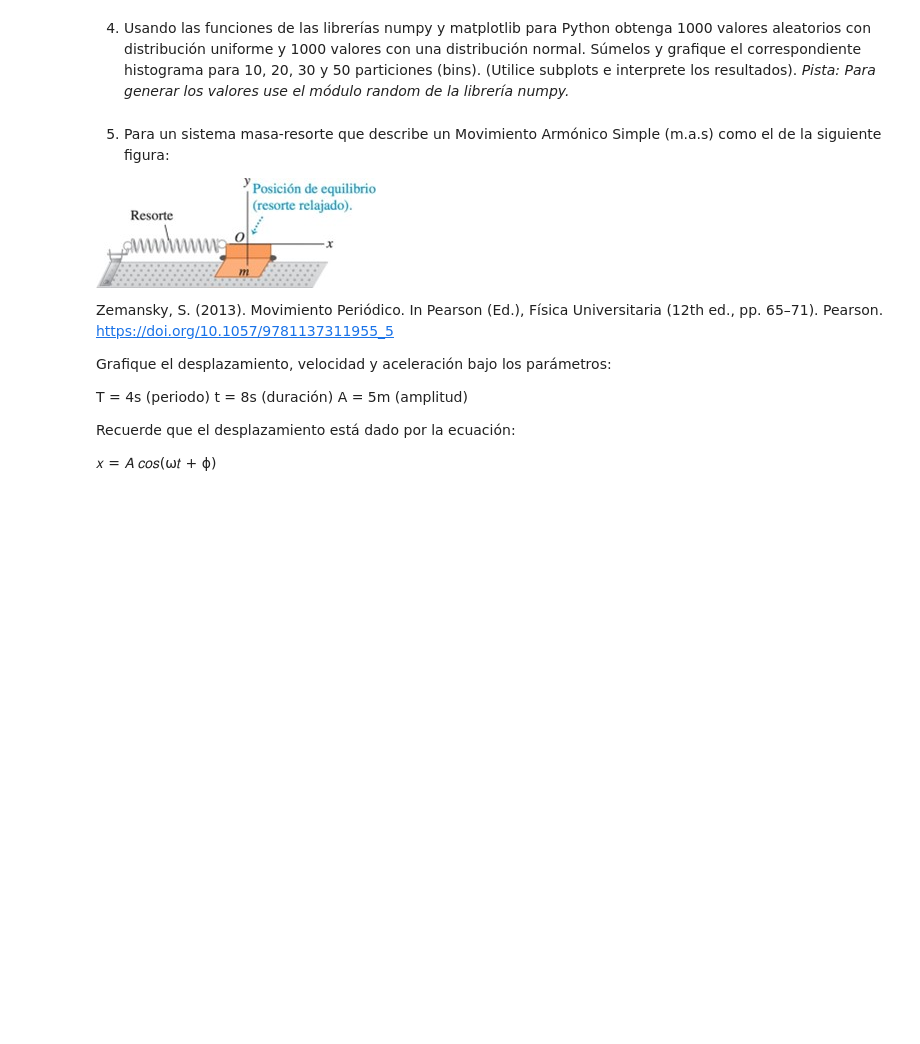
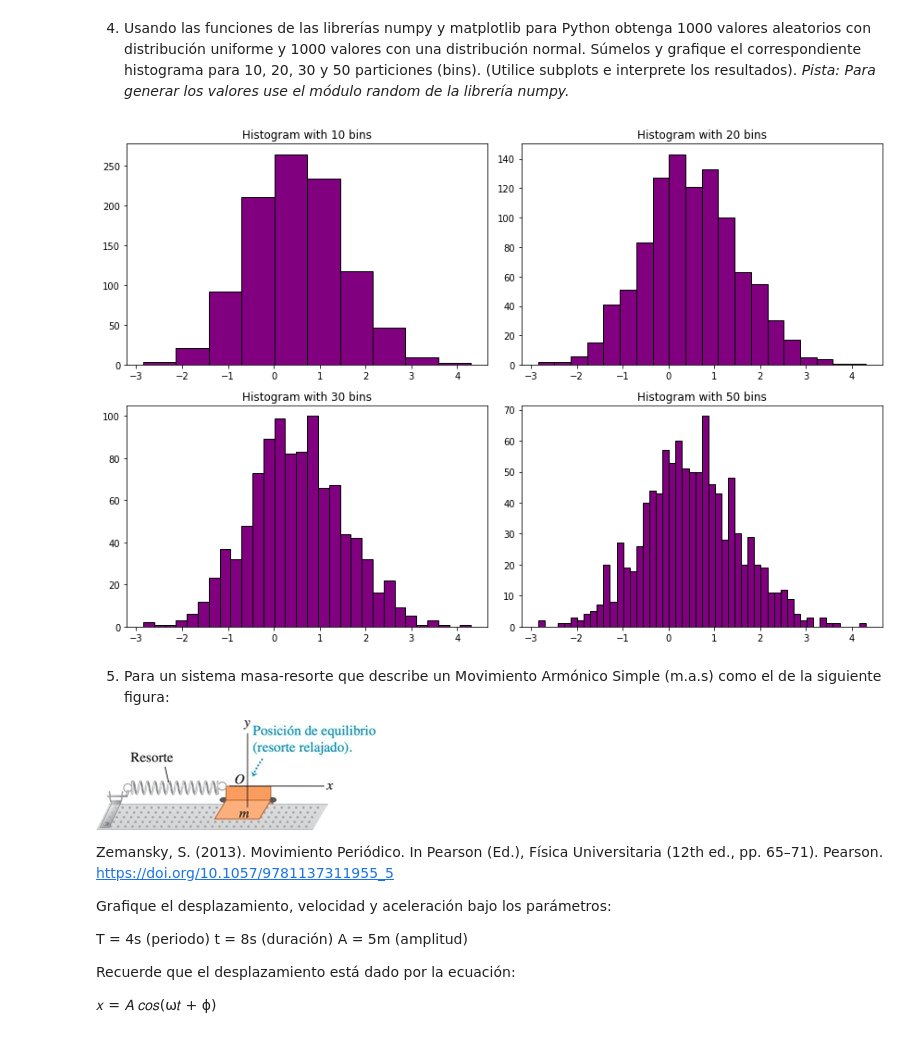
Before and after one commit to johng02/john-gomez, a Jupyter notebook: Laboratorio_3.ipynb, the cells around one changed output. Drawn from its saved outputs; the diff is of its cells as text; code cells hidden in the pictures; blank space fills up the shorter version.

```diff
--- a/Laboratorio_3.ipynb
+++ b/Laboratorio_3.ipynb
@@ -88,6 +88,33 @@ ingrese un numero positivo4
 no pertence a la serie fibonacci
 # %% [markdown]
 4. Usando las funciones de las librerías numpy y matplotlib para Python obtenga 1000 valores aleatorios con distribución uniforme y 1000 valores con una distribución normal. Súmelos y grafique el correspondiente histograma para 10, 20, 30 y 50 particiones (bins). (Utilice subplots e interprete los resultados). *Pista: Para generar los valores use el módulo random de la librería numpy.*
+# %%
+import numpy as np
+import matplotlib.pyplot as plt
+
+#Genera 1000 valores aleatorios con distribución uniforme
+valores_uniforme = np.random.uniform(0, 1, 1000)
+
+#Generar 1000 valores aleatorios con distribución normal
+valores_normales = np.random.normal(0, 1, 1000)
+
+# suma de valores aleatorios
+sum_values = valores_uniforme + valores_normales
+
+# histogramas con diferentes valores de bins
+bins_values = [10, 20, 30, 50]
+
+fig, axs = plt.subplots(2, 2, figsize=(12, 8))
+axs = axs.ravel()
+
+for i, bins in enumerate(bins_values):
+    axs[i].hist(sum_values, bins=bins, color='purple', edgecolor='black')
+    axs[i].set_title(f'Histograma con {bins} bins')
+
+plt.tight_layout()
+plt.show()
+# %% [output]
+[figure, added]
 # %% [markdown]
 5. Para un sistema masa-resorte que describe un Movimiento Armónico Simple (m.a.s) como el de la siguiente figura:
 
```
